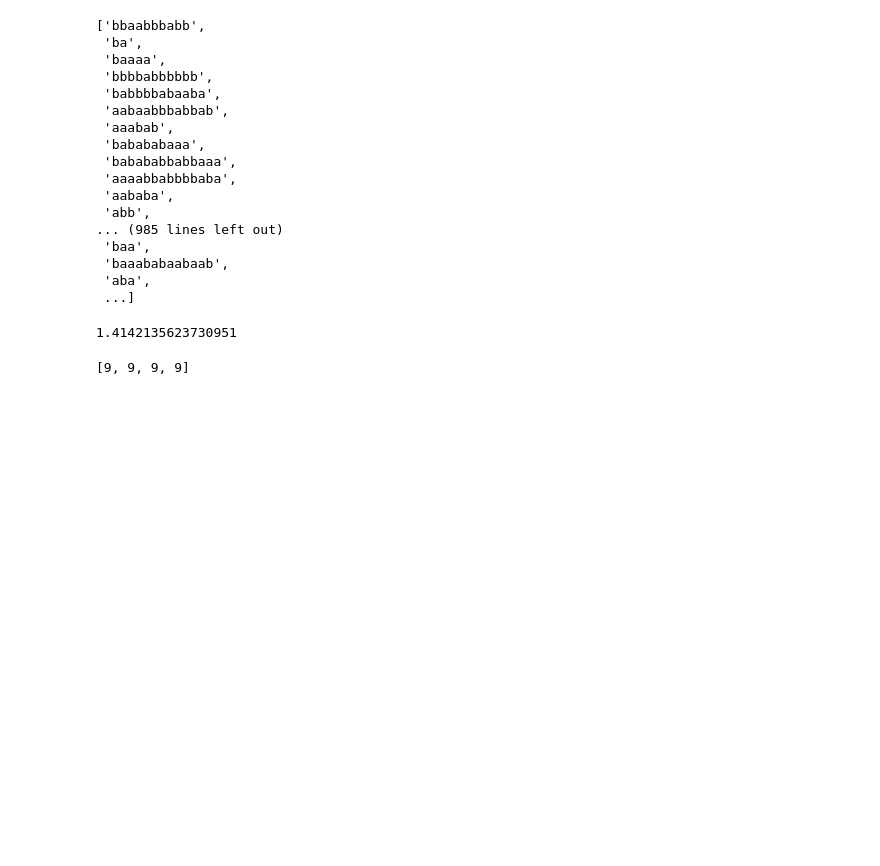
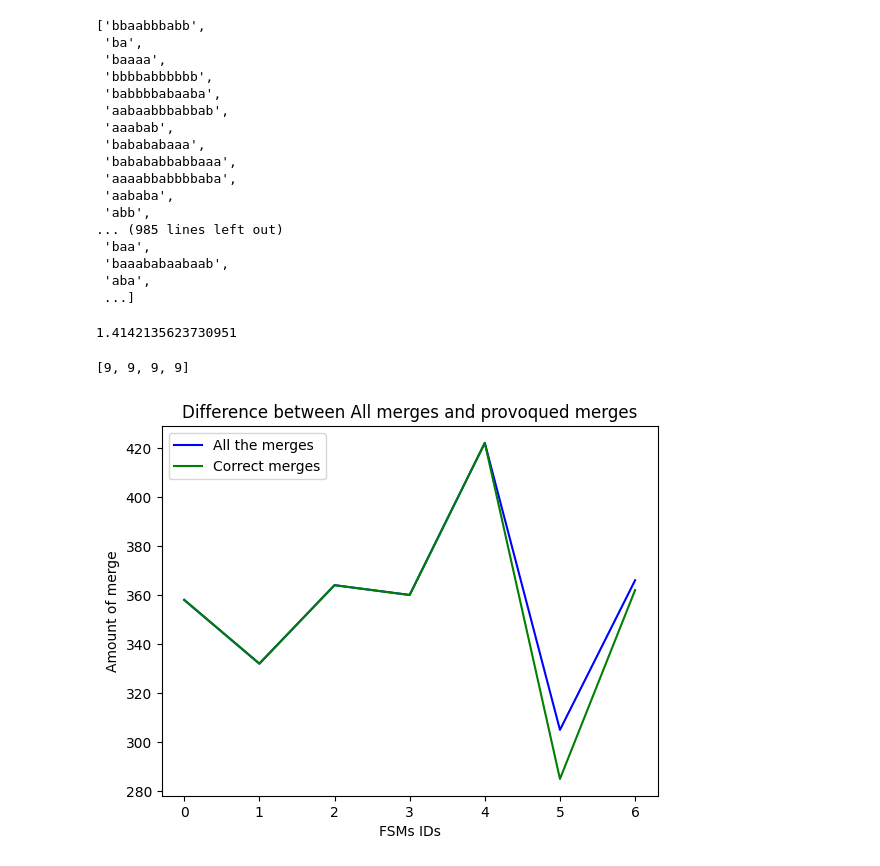
Before and after one commit to gaellinkeu/RNN-for-Mealy-Machines, a Jupyter notebook: model_notebook.ipynb, the cells around one changed output. Cells and saved outputs as stored; diff of their text form; code cells hidden in the pictures; blank space fills up the shorter version.

Commit message:
First attempt of comparing merges

```diff
--- a/model_notebook.ipynb
+++ b/model_notebook.ipynb
@@ -1106,15 +1106,17 @@ rer
 # %%
 import matplotlib.pyplot as plt
 
-ids = range(10)
+ids = range(7)
 acc = []
-all_merge = []
-correct_merge = []
+all_merge = [358, 332, 364, 360, 422, 305, 366]
+correct_merge = [358, 332, 364, 360, 422, 285, 362]
 
 plt.plot(ids, all_merge, 'b', label='All the merges')
 plt.plot(ids, correct_merge, 'g', label='Correct merges')
 plt.title('Difference between All merges and provoqued merges')
 plt.xlabel('FSMs IDs')
 plt.ylabel('Amount of merge')
 plt.legend()
 plt.show()
+# %% [output]
+[figure, added]
```
